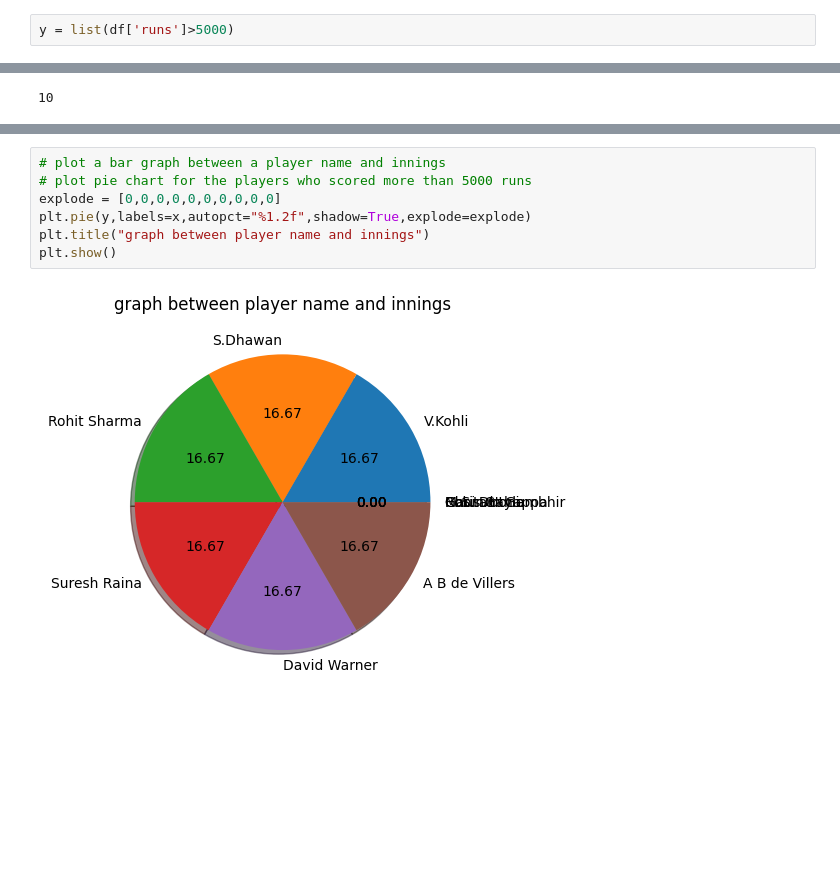
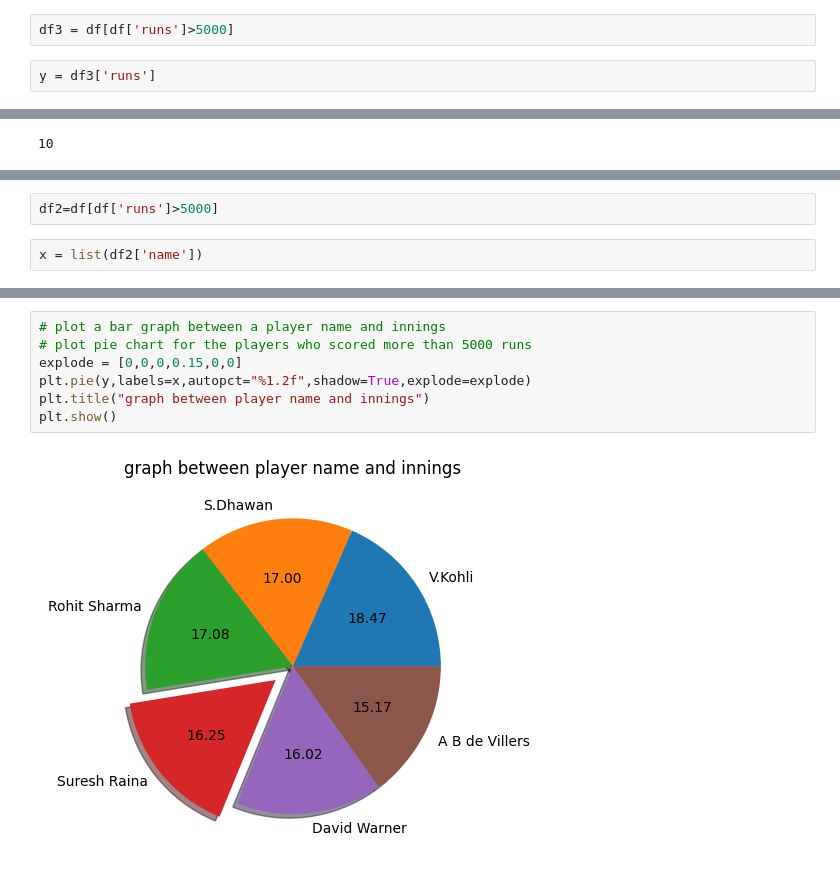
Before and after one commit to ThunderboltGM/Technical-session, a Jupyter notebook: Day-2.ipynb, the cells around one changed output, grey strips where cells are left out. Drawn from its saved outputs; the diff is of its cells as text; blank space fills up the shorter version.

```diff
--- a/Day-2.ipynb
+++ b/Day-2.ipynb
@@ -138,4 +138,6 @@ plt.show()
 # %% [output]
 [figure]
 # %%
-y = list(df['runs']>5000)
+df3 = df[df['runs']>5000]
+# %%
+y = df3['runs']
@@ -145,0 +172,4 @@ len(y)
+# %%
+df2=df[df['runs']>5000]
+# %%
+x = list(df2['name'])
@@ -146,9 +189,9 @@ len(y)
 # %%
 # plot a bar graph between a player name and innings
 # plot pie chart for the players who scored more than 5000 runs
-explode = [0,0,0,0,0,0,0,0,0,0]
+explode = [0,0,0,0.15,0,0]
 plt.pie(y,labels=x,autopct="%1.2f",shadow=True,explode=explode)
 plt.title("graph between player name and innings")
 plt.show()
 # %% [output]
-[figure, old version]
+[figure, new version]
```
Also changed, not shown: parts of 4 cells of this notebook.
